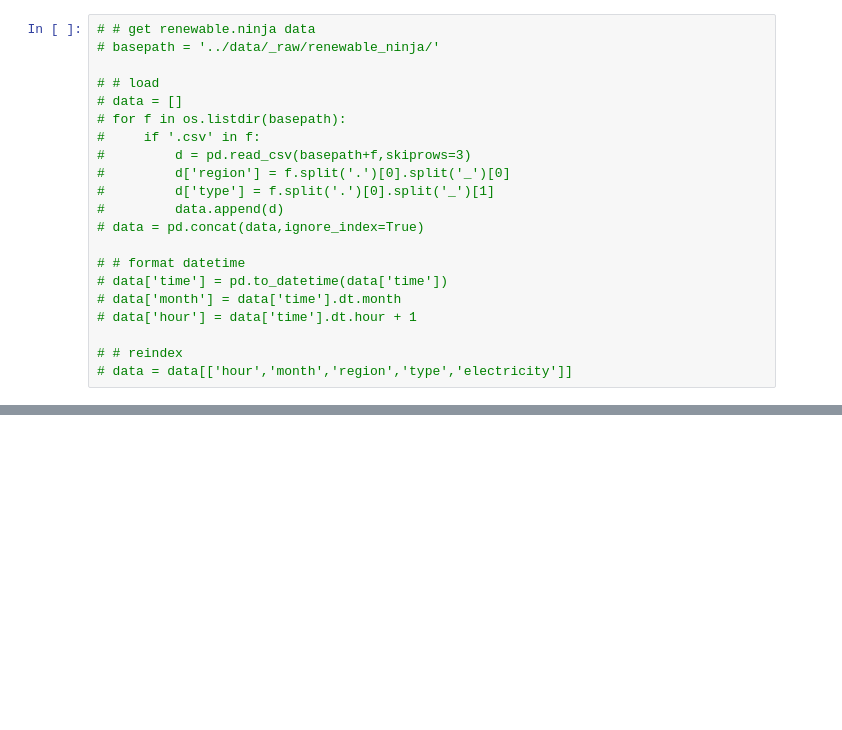
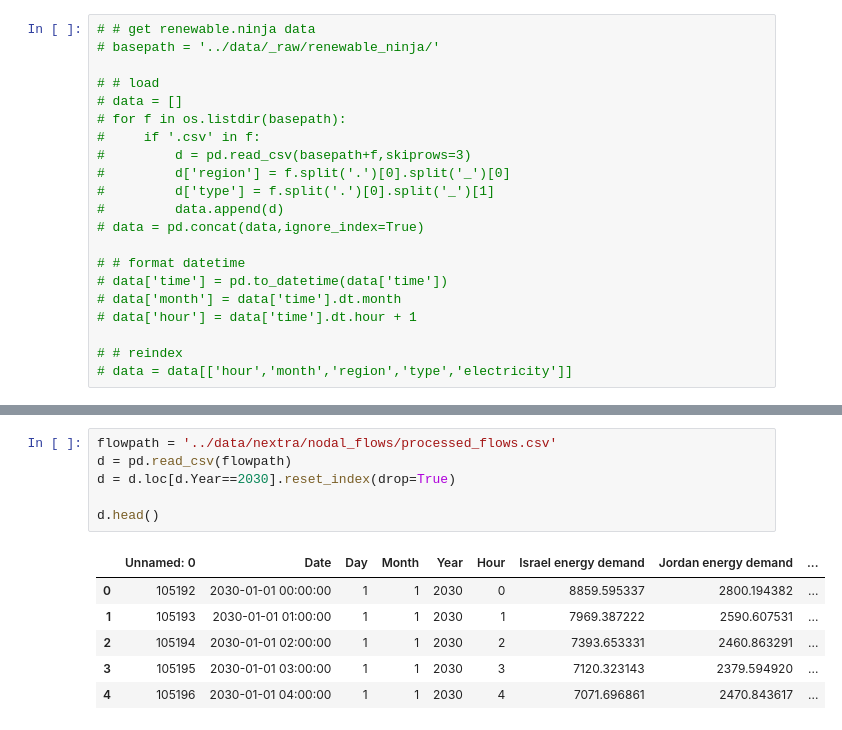
Before and after one commit to amanmajid/nextra, a Jupyter notebook: analysis/make-figures.ipynb, the cells around one changed output, grey strips where cells are left out. Cells and saved outputs as stored; diff of their text form; blank space fills up the shorter version.

```diff
--- a/analysis/make-figures.ipynb
+++ b/analysis/make-figures.ipynb
@@ -90,0 +148,13 @@ for y in [0,3,6,9]:
+# %%
+flowpath = '../data/nextra/nodal_flows/processed_flows.csv'
+d = pd.read_csv(flowpath)
+d = d.loc[d.Year==2030].reset_index(drop=True)
+
+d.head()
+# %% [output]
+|  | Unnamed: 0 | Date | Day | Month | Year | Hour | Israel energy demand | Jordan energy demand | ... |
+| 0 | 105192 | 2030-01-01 00:00:00 | 1 | 1 | 2030 | 0 | 8859.595337 | 2800.194382 | ... |
+| 1 | 105193 | 2030-01-01 01:00:00 | 1 | 1 | 2030 | 1 | 7969.387222 | 2590.607531 | ... |
+| 2 | 105194 | 2030-01-01 02:00:00 | 1 | 1 | 2030 | 2 | 7393.653331 | 2460.863291 | ... |
+| 3 | 105195 | 2030-01-01 03:00:00 | 1 | 1 | 2030 | 3 | 7120.323143 | 2379.594920 | ... |
+| 4 | 105196 | 2030-01-01 04:00:00 | 1 | 1 | 2030 | 4 | 7071.696861 | 2470.843617 | ... |
```
Also changed, not shown: parts of 2 cells of this notebook, 6 other files.
